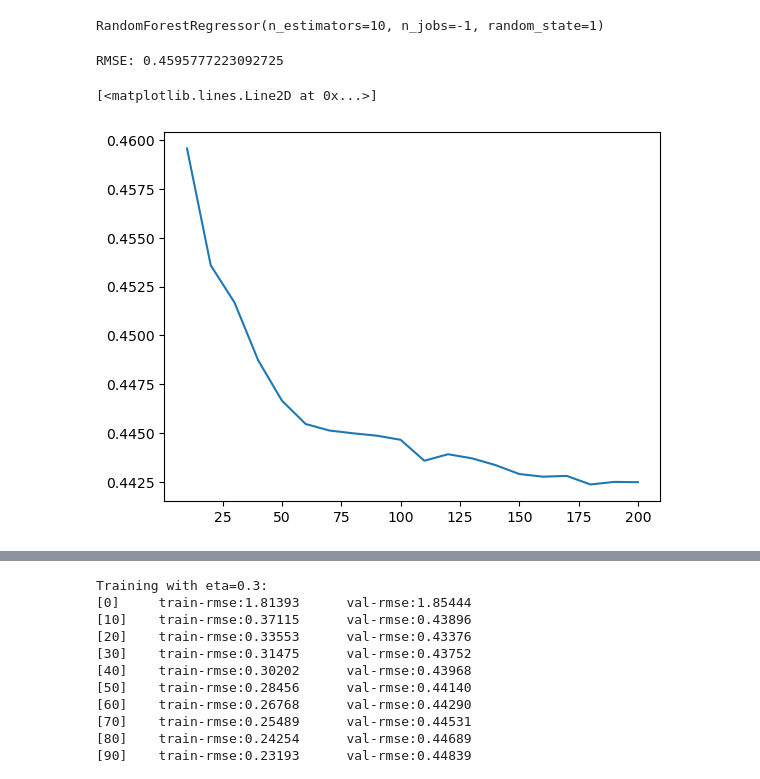
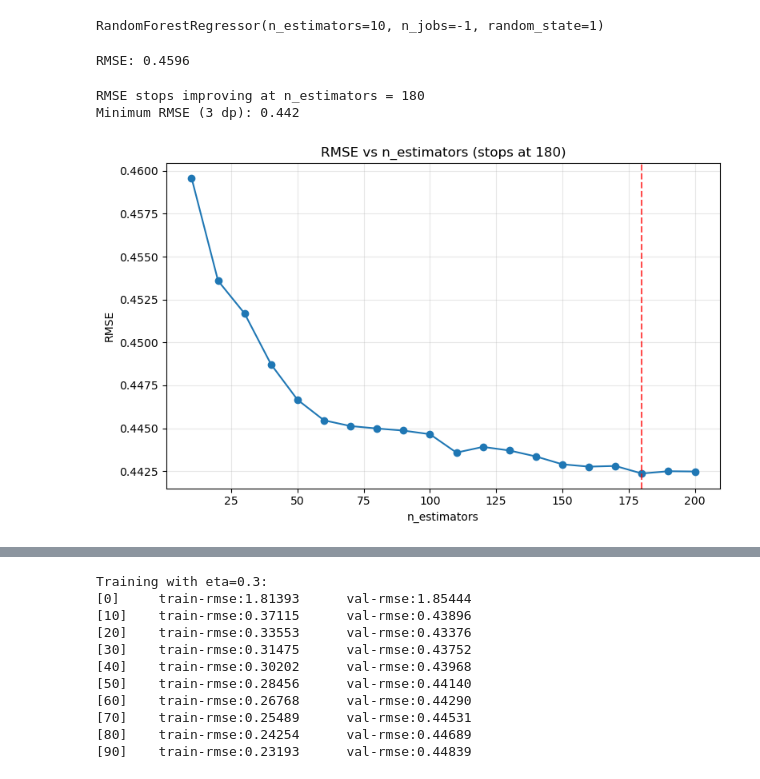
Before and after one commit to TheManuAi/ML-Zoomcamp, a Jupyter notebook: Homework/Week6.ipynb, the cells around one changed output, grey strips where cells are left out. Drawn from its saved outputs; the diff is of its cells as text; code cells hidden in the pictures.

```diff
--- a/Homework/Week6.ipynb
+++ b/Homework/Week6.ipynb
@@ -74,29 +75,41 @@ rf.fit(X_train, y_train)
 # %% [output]
 RandomForestRegressor(n_estimators=10, n_jobs=-1, random_state=1)
 # %%
-from sklearn.metrics import root_mean_squared_error
-
+# Q2: Random Forest RMSE
 y_pred = rf.predict(X_val)
-rmse = root_mean_squared_error(y_val, y_pred,)
-print(f"RMSE: {rmse}")
+rmse = root_mean_squared_error(y_val, y_pred)
+print(f"RMSE: {rmse:.4f}")
 # %% [output]
-RMSE: 0.4595777223092725
+RMSE: 0.4596
 # %%
-# Q3:
-
+# Q3: When does RMSE stop improving? (3 decimal precision)
 results = []
-n_estimator_values = list(range(10, 201, 10))
-
-for n in n_estimator_values:
+for n in range(10, 201, 10):
     rf = RandomForestRegressor(n_estimators=n, random_state=1, n_jobs=-1)
     rf.fit(X_train, y_train)
     rmse = root_mean_squared_error(y_val, rf.predict(X_val))
     results.append((n, rmse))
 
+df_scores = pd.DataFrame(results, columns=["n_estimators", "rmse"])
+df_scores["rmse_3dp"] = df_scores["rmse"].round(3)
 
-df_scores= pd.DataFrame(results, columns=["n_estimators", "rmse"])
-plt.plot(df_scores.n_estimators, df_scores.rmse)
+min_rmse = df_scores["rmse_3dp"].min()
+stop_n = int(df_scores[df_scores["rmse_3dp"] == min_rmse]["n_estimators"].iloc[0])
+
+print(f"RMSE stops improving at n_estimators = {stop_n}")
+print(f"Minimum RMSE (3 dp): {min_rmse}")
+
+plt.figure(figsize=(8, 5))
+plt.plot(df_scores.n_estimators, df_scores.rmse, marker="o")
+plt.axvline(stop_n, color="red", linestyle="--", alpha=0.7)
+plt.xlabel("n_estimators")
+plt.ylabel("RMSE")
+plt.title(f"RMSE vs n_estimators (stops at {stop_n})")
+plt.grid(alpha=0.3)
+plt.tight_layout()
+plt.show()
 # %% [output]
-[<matplotlib.lines.Line2D at 0x...>]
+RMSE stops improving at n_estimators = 180
+Minimum RMSE (3 dp): 0.442
-[figure, old version]
+[figure, new version]
 # %%
```
Also changed, not shown: parts of 5 cells of this notebook.
